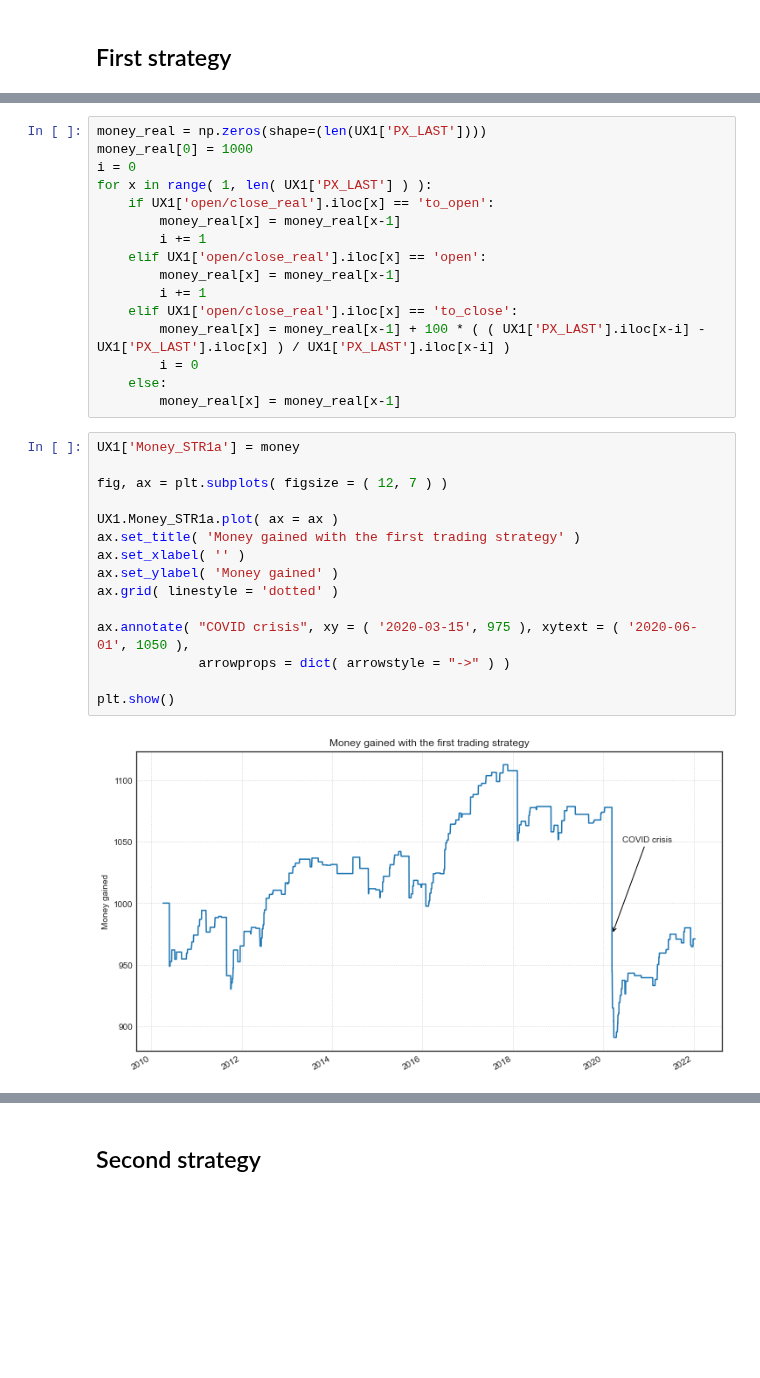
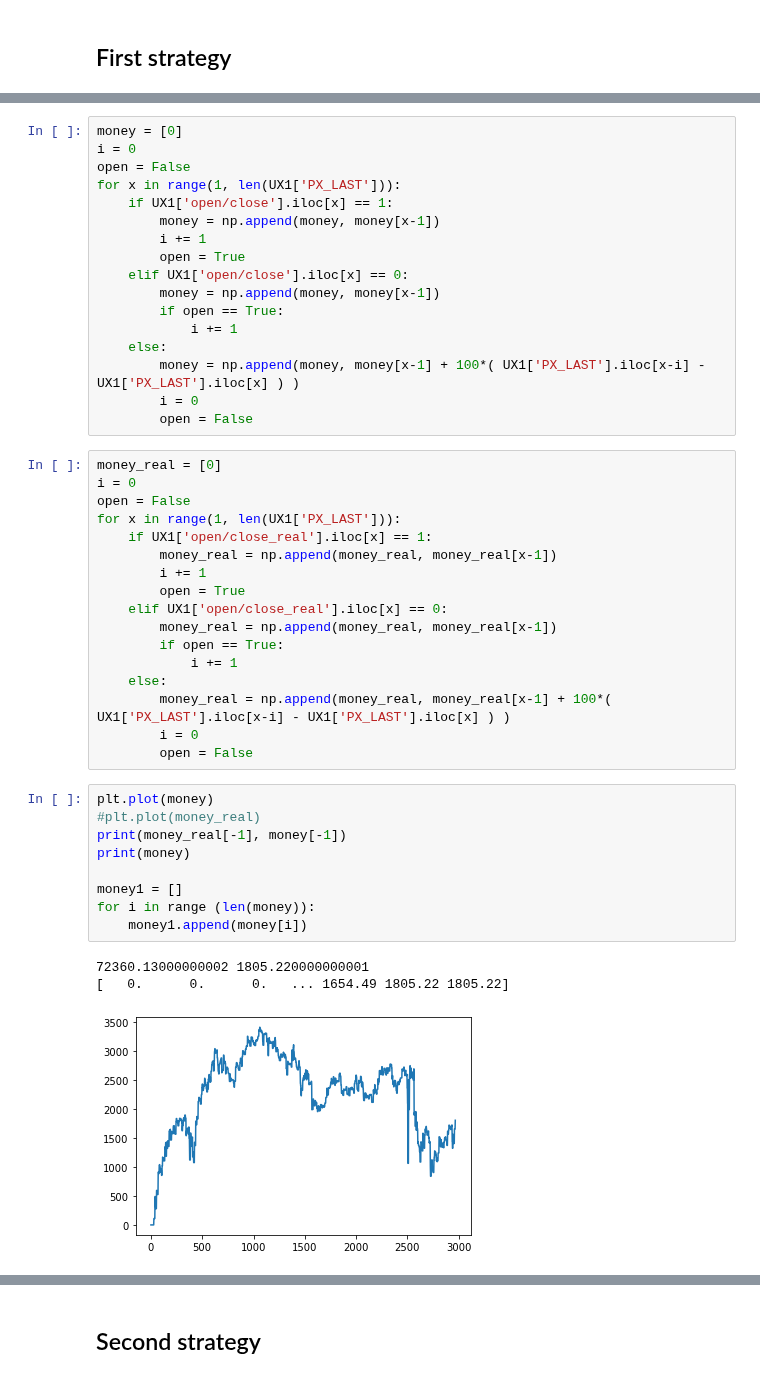
Before and after one commit to aidinattar/Volatility-carry-trading-strategy, a Jupyter notebook: Project.ipynb, the cells around one changed output, grey strips where cells are left out. Saved outputs shown, nothing was run; the diff lists cells and outputs as text; blank space fills up the shorter version.

```diff
--- a/Project.ipynb
+++ b/Project.ipynb
@@ -937,33 +770,47 @@ for x in range( 1, len( UX1['PX_LAST'] ) ):
+# %%
+money = [0]
+i = 0
+open = False
+for x in range(1, len(UX1['PX_LAST'])):
+    if UX1['open/close'].iloc[x] == 1:
+        money = np.append(money, money[x-1])
+        i += 1
+        open = True
+    elif UX1['open/close'].iloc[x] == 0:
+        money = np.append(money, money[x-1])
+        if open == True:
+            i += 1
+    else:
+        money = np.append(money, money[x-1] + 100*( UX1['PX_LAST'].iloc[x-i] - UX1['PX_LAST'].iloc[x] ) )
+        i = 0
+        open = False
 # %%
-money_real = np.zeros(shape=(len(UX1['PX_LAST'])))
-money_real[0] = 1000
+money_real = [0]
 i = 0
-for x in range( 1, len( UX1['PX_LAST'] ) ):
-    if UX1['open/close_real'].iloc[x] == 'to_open':
-        money_real[x] = money_real[x-1]
+open = False
+for x in range(1, len(UX1['PX_LAST'])):
+    if UX1['open/close_real'].iloc[x] == 1:
+        money_real = np.append(money_real, money_real[x-1])
         i += 1
-    elif UX1['open/close_real'].iloc[x] == 'open':
-        money_real[x] = money_real[x-1]
-        i += 1
-    elif UX1['open/close_real'].iloc[x] == 'to_close':
-        money_real[x] = money_real[x-1] + 100 * ( ( UX1['PX_LAST'].iloc[x-i] - UX1['PX_LAST'].iloc[x] ) / UX1['PX_LAST'].iloc[x-i] )
+        open = True
+    elif UX1['open/close_real'].iloc[x] == 0:
+        money_real = np.append(money_real, money_real[x-1])
+        if open == True:
+            i += 1
+    else:
+        money_real = np.append(money_real, money_real[x-1] + 100*( UX1['PX_LAST'].iloc[x-i] - UX1['PX_LAST'].iloc[x] ) )
         i = 0
-    else:
-        money_real[x] = money_real[x-1]
+        open = False
 # %%
-UX1['Money_STR1a'] = money
+plt.plot(money)
+#plt.plot(money_real)
+print(money_real[-1], money[-1])
+print(money)
 
-fig, ax = plt.subplots( figsize = ( 12, 7 ) )
-
-UX1.Money_STR1a.plot( ax = ax )
-ax.set_title( 'Money gained with the first trading strategy' )
-ax.set_xlabel( '' )
-ax.set_ylabel( 'Money gained' )
-ax.grid( linestyle = 'dotted' )
-
-ax.annotate( "COVID crisis", xy = ( '2020-03-15', 975 ), xytext = ( '2020-06-01', 1050 ),
-             arrowprops = dict( arrowstyle = "->" ) )
-
-plt.show()
+money1 = []
+for i in range (len(money)):
+    money1.append(money[i])
 # %% [output]
+72360.13000000002 1805.220000000001
+[   0.      0.      0.   ... 1654.49 1805.22 1805.22]
-[figure, old version]
+[figure, new version]
```
Also changed, not shown: parts of 83 cells of this notebook.
